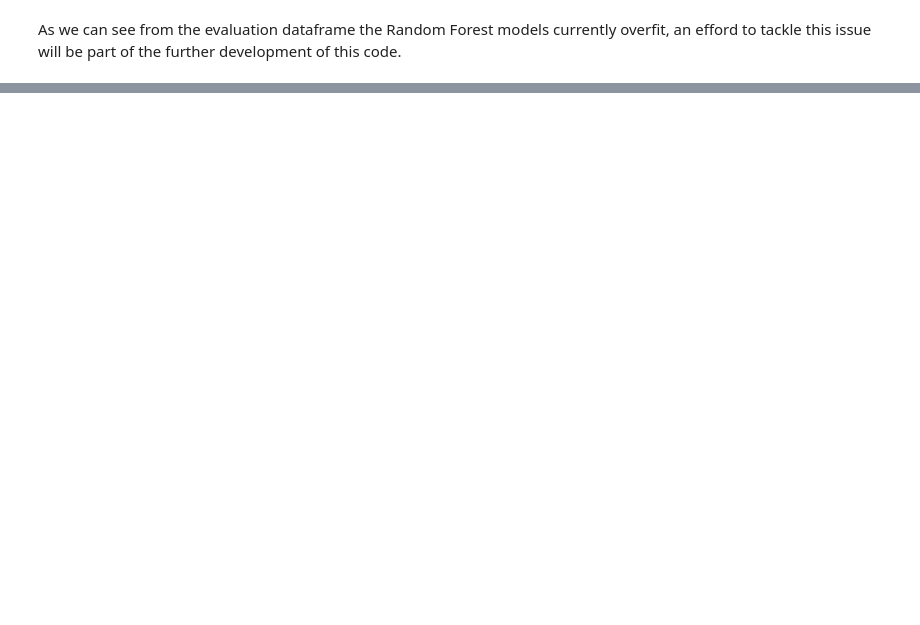
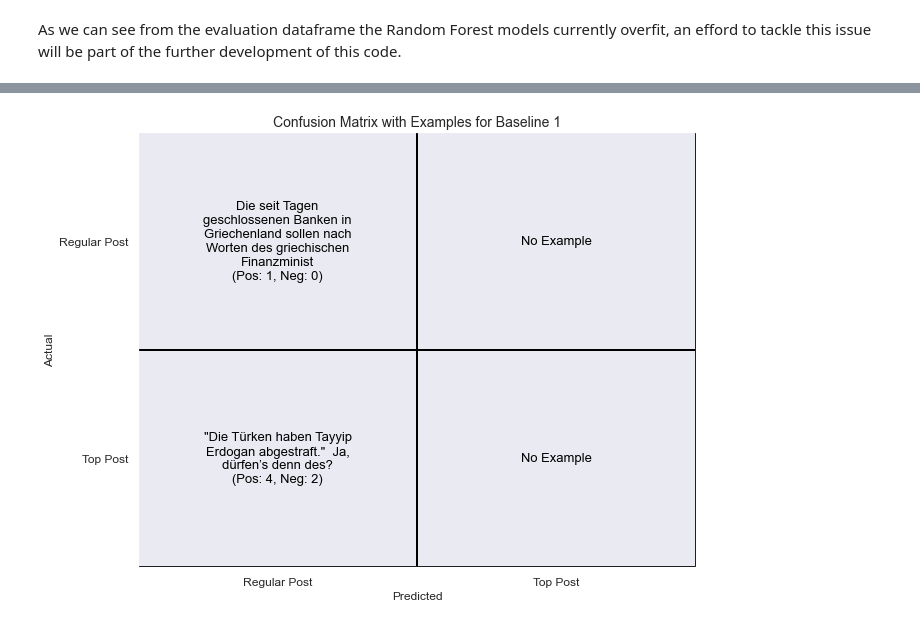
Before and after one commit to dario-x/user-post-popularity-prediction, a Jupyter notebook: main.ipynb, the cells around one changed output, grey strips where cells are left out. Drawn from its saved outputs; the diff is of its cells as text; code cells hidden in the pictures; blank space fills up the shorter version.

```diff
--- a/main.ipynb
+++ b/main.ipynb
@@ -123,7 +173,7 @@ result_df = pd.DataFrame(0, index=[f'{interval[0]}-{interval[1]}' for interval i
                          columns=[f'{interval[0]}-{interval[1]}' for interval in positive_intervals])
 
 # Iterate through each post and update the count in the result DataFrame
-for _, row in df.iterrows():
+for _, row in df_posts.iterrows():
     neg_interval = None
     pos_interval = None
 
@@ -275,0 +494,3 @@ Next we generate the features to train our models with.
+# %%
+df_merged['Total_Interaction'] = df_merged['PositiveVotes'] + df_merged['NegativeVotes']
+df_merged['Neg_Pos_Ratio']
@@ -429,0 +887,78 @@ As we can see from the evaluation dataframe the Random Forest models currently o
+# %%
+import matplotlib.pyplot as plt
+import textwrap
+
+def format_example_text(example_text, pos_votes, neg_votes):
+    """Format example text to display only the first 100 characters with line breaks every 25 characters."""
+    if example_text:
+        # Limit to 100 characters
+        truncated_text = example_text[:100]
+        # Create line breaks every 25 characters without cutting words
+        wrapped_text = textwrap.fill(truncated_text, width=25)
+        return f"{wrapped_text}\n(Pos: {pos_votes}, Neg: {neg_votes})"
+    return "No Example"
+
+def plot_confusion_matrix_of_examples(examples_df, model_name):
+    """Plot the confusion matrix using the examples dataframe."""
+    labels = ['Regular Post', 'Top Post']
+    cm = [[0, 0], [0, 0]]  # Initialize confusion matrix counts
+
+    # Fill confusion matrix based on examples_df
+    for _, row in examples_df.iterrows():
+        if row['Type'] == 'True Positive':
+            cm[1][1] += 1
+        elif row['Type'] == 'True Negative':
+            cm[0][0] += 1
+        elif row['Type'] == 'False Positive':
+            cm[0][1] += 1
+        elif row['Type'] == 'False Negative':
+            cm[1][0] += 1
+
+    plt.figure(figsize=(10, 8))  # Increase the overall size
+
+    # Create a grid for the confusion matrix
+    for i in range(len(cm)):
+        for j in range(len(cm[i])):
+            # Draw rectangle for each cell
+            plt.gca().add_patch(plt.Rectangle((j, i), 1, 1, fill=False, edgecolor='black', lw=2))
+            # Only annotate if there's a count
+            if cm[i][j] > 0:
+                # Find the corresponding example
+                example_row = examples_df[(examples_df['Type'] == ('True Positive' if i == 1 and j == 1 else
+                                                                    'True Negative' if i == 0 and j == 0 else
+                                                                    'False Positive' if i == 0 and j == 1 else
+                                                                    'False Negative'))]
+
+                # Fetch the corresponding example text
+                if not example_row.empty:
+                    example = example_row.iloc[0]
+                    formatted_text = format_example_text(example['Example'],
+                                                          example['PositiveVotes'],
+                                                          example['NegativeVotes'])
+                else:
+                    formatted_text = "No Example"
+
+                # Place the text in the center of each cell
+                plt.text(j + 0.5, i + 0.5, formatted_text, ha='center', va='center',
+                         fontsize=13, color='black')
+
+    # Set axis limits and labels
+    plt.xlim(0, len(cm[0]))
+    plt.ylim(0, len(cm))
+    plt.title(f'Confusion Matrix with Examples for {model_name}', fontsize=14)
+    plt.xlabel('Predicted', fontsize=12)
+    plt.ylabel('Actual', fontsize=12)
+    plt.xticks([0.5, 1.5], labels, fontsize=12)
+    plt.yticks([0.5, 1.5], labels, fontsize=12)
+    plt.gca().invert_yaxis()  # Invert y axis to have the origin in the top left
+
+    plt.grid(False)  # Disable the grid
+    plt.axis('on')  # Show the axes
+    plt.show()
+
+# Example call to plot the confusion matrix using examples_df
+for model_name in examples_df['ModelName'].unique():
+    model_examples_df = examples_df[examples_df['ModelName'] == model_name]
+    plot_confusion_matrix_of_examples(model_examples_df, model_name)
+# %% [output]
+[figure, added]
```
Also changed, not shown: parts of 38 cells of this notebook, 5 other files.
